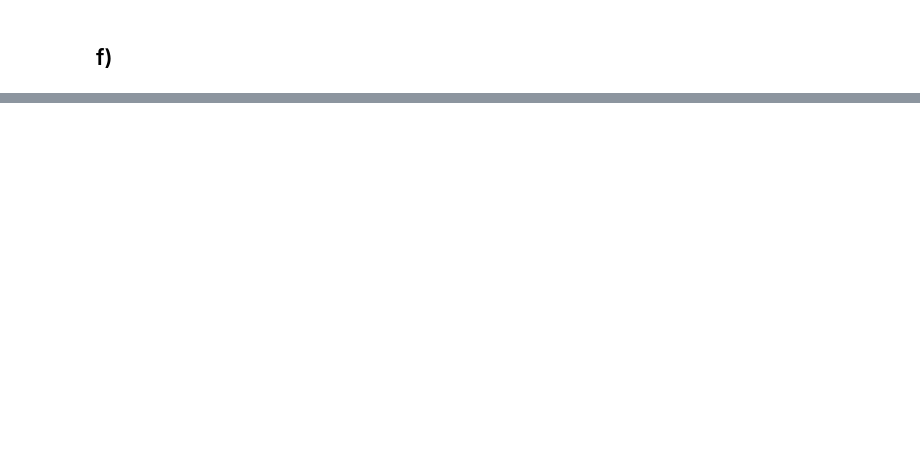
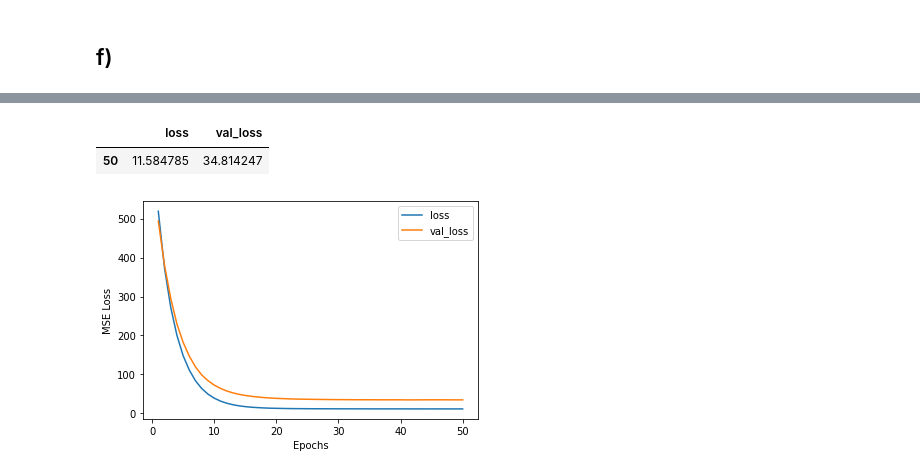
Before and after one commit to felix-tjernberg/ai21-deep-learning, a Jupyter notebook: exercises/exercise-0.ipynb, the cells around one changed output, grey strips where cells are left out. Saved outputs shown, nothing was run; the diff lists cells and outputs as text; code cells hidden in the pictures; blank space fills up the shorter version.

```diff
--- a/exercises/exercise-0.ipynb
+++ b/exercises/exercise-0.ipynb
@@ -237,2 +226,19 @@ model_1_loss_df_2.plot(xlabel='Epochs', ylabel='MSE Loss');
 # %% [markdown]
 ## f)
+# %%
+def test_model(model):
+    model.fit(
+        standard_scaled_X_train,
+        eval_split["y_train"],
+        epochs=50,
+        validation_data=(minmax_scaled_X_test, eval_split["y_test"]),
+        verbose=0,
+    )
+
+    loss_data_frame = pandas.DataFrame(model.history.history)
+    loss_data_frame.index = range(1, len(loss_data_frame) + 1)
+    loss_data_frame.plot(xlabel="Epochs", ylabel="MSE Loss")
+    return loss_data_frame.sort_index(ascending=False).head(1)
+
+test_model(create_model_1())
+# %% [output]
@@ -238,0 +247,3 @@ model_1_loss_df_2.plot(xlabel='Epochs', ylabel='MSE Loss');
+|  | loss | val_loss |
+| 50 | 11.584785 | 34.814247 |
+[figure, added]
```
Also changed, not shown: parts of 16 cells of this notebook.
